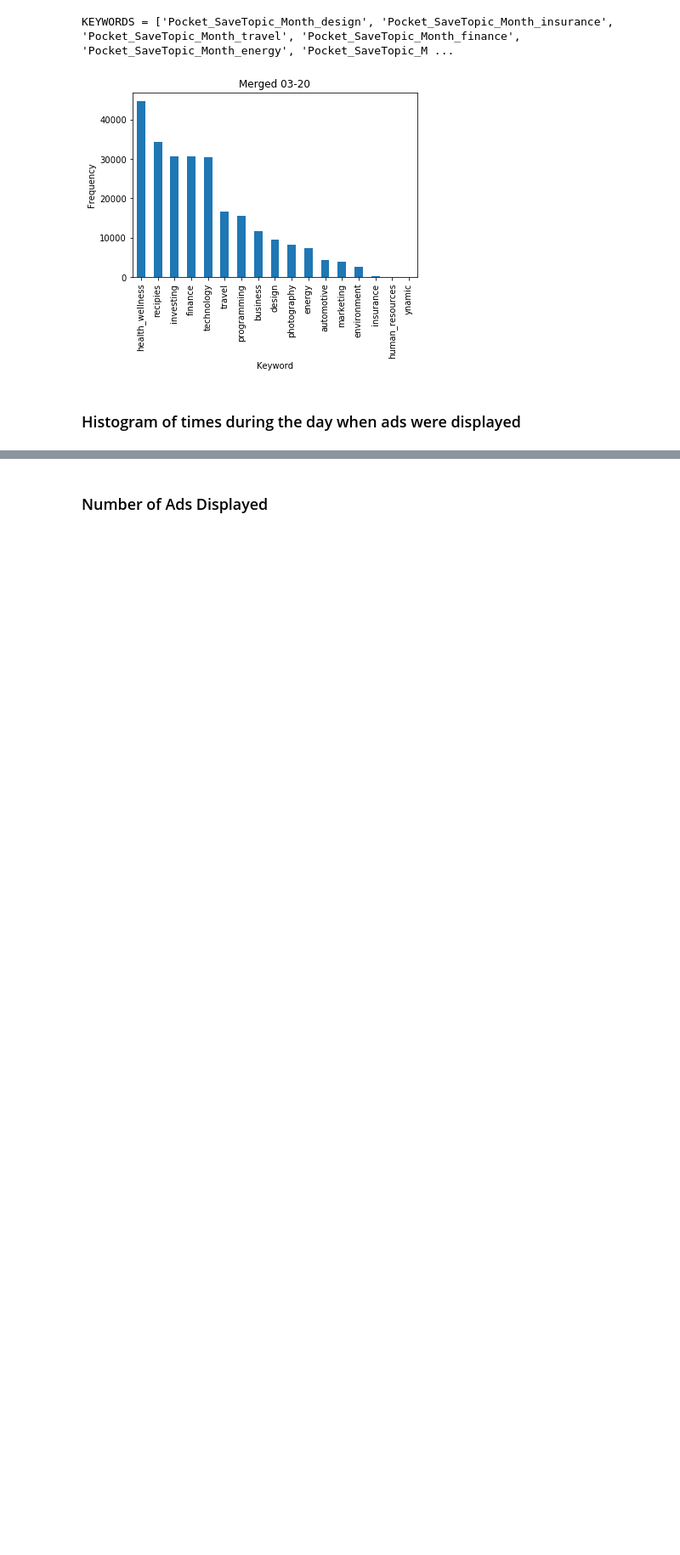
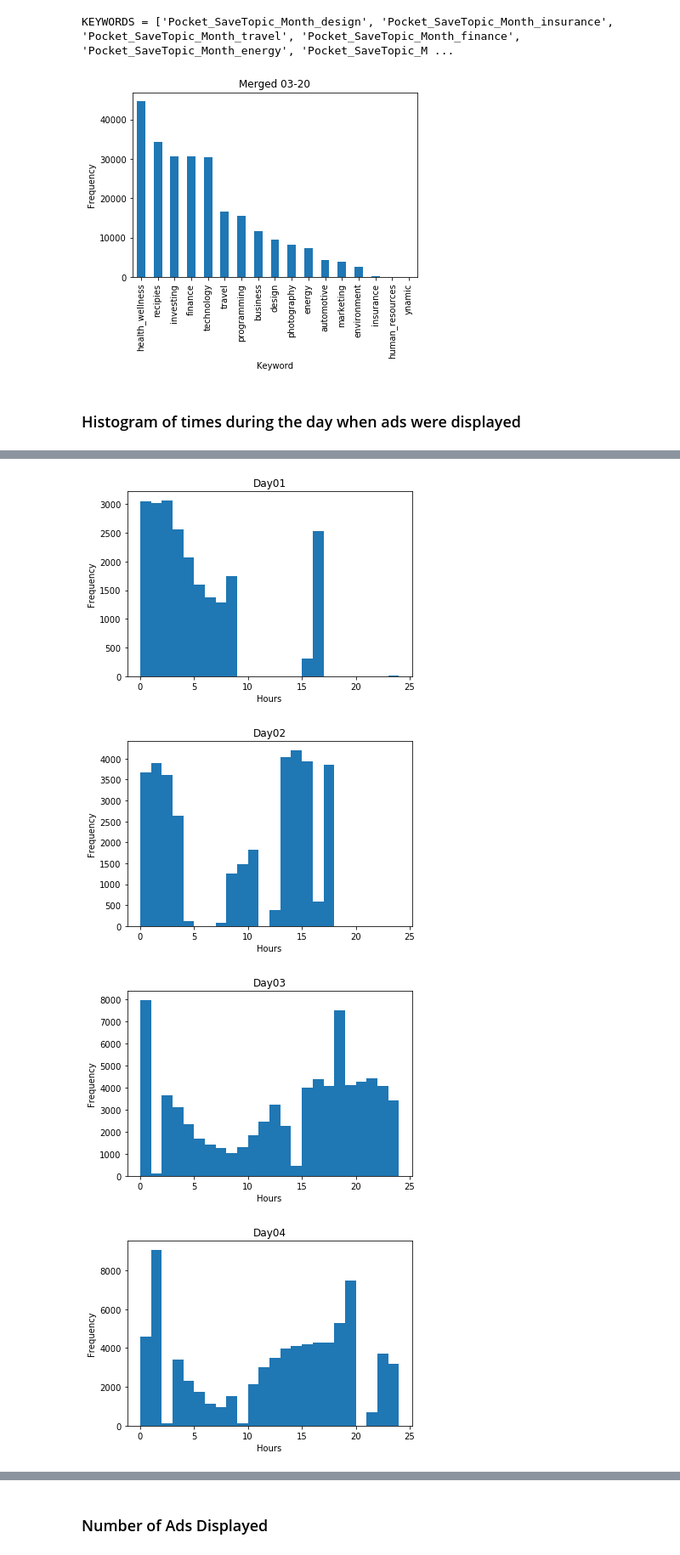
Before and after one commit to learning-machine-learning/polymorph-ua, a Jupyter notebook: polymorph-matt/final/EDA.ipynb, the cells around one changed output, grey strips where cells are left out. Shown at 85% size. Drawn from its saved outputs; the diff is of its cells as text; code cells hidden in the pictures; blank space fills up the shorter version.

```diff
--- a/polymorph-matt/final/EDA.ipynb
+++ b/polymorph-matt/final/EDA.ipynb
@@ -151,0 +159,10 @@ graph_time(df02.sample(frac=0.01), "Day02")
+# %%
+graph_time(df01.sample(frac=0.01), "Day01")
+graph_time(df02.sample(frac=0.01), "Day02")
+graph_time(df03.sample(frac=0.01), "Day03")
+graph_time(df04.sample(frac=0.01), "Day04")
+# %% [output]
+[figure, added]
+[figure, added]
+[figure, added]
+[figure, added]
```
Also changed, not shown: parts of 4 cells of this notebook.
